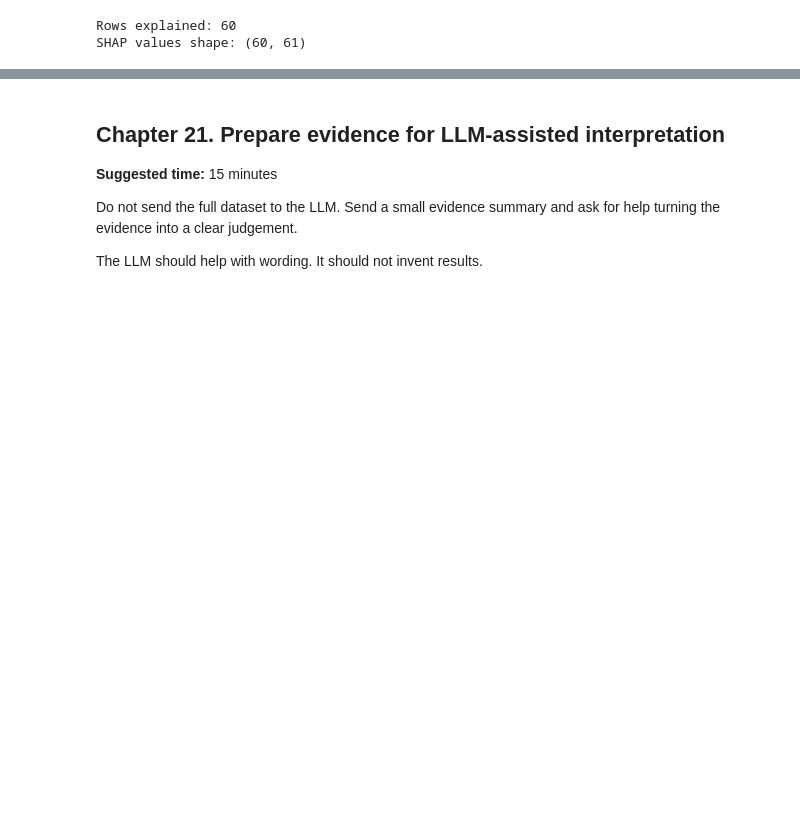
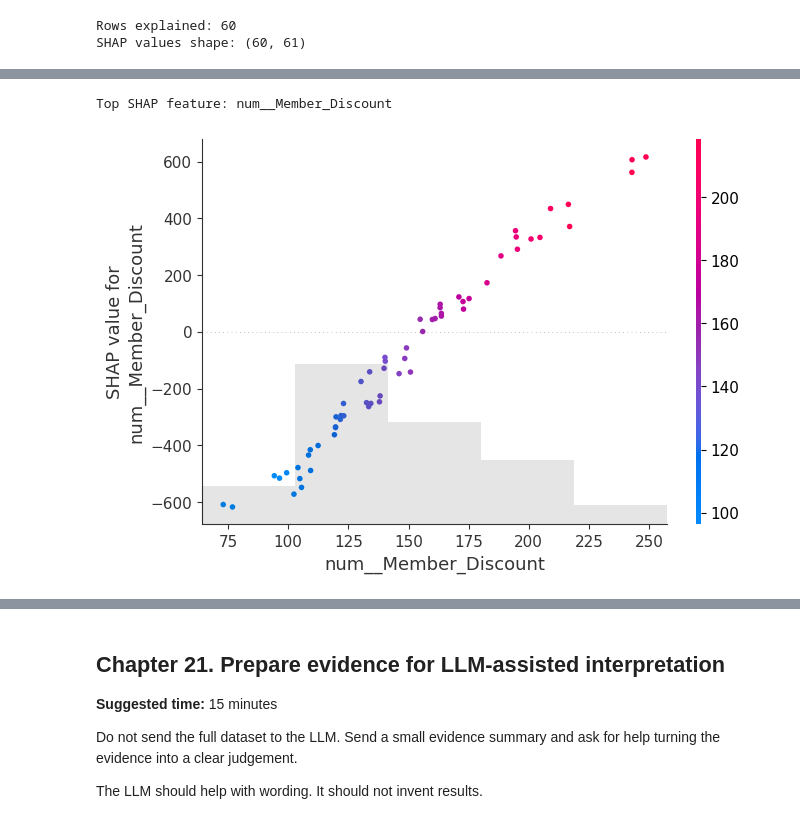
Before and after one commit to engpk/ADALL_github, a Jupyter notebook: ADALL_Week4_Modelling_Evaluation_revised.ipynb, the cells around one changed output, grey strips where cells are left out. Saved outputs shown, nothing was run; the diff lists cells and outputs as text; code cells hidden in the pictures; blank space fills up the shorter version.

```diff
--- a/ADALL_Week4_Modelling_Evaluation_revised.ipynb
+++ b/ADALL_Week4_Modelling_Evaluation_revised.ipynb
@@ -1018,0 +1008,11 @@ shap.plots.bar(shap_values, max_display=12)
+# %%
+mean_abs_shap = np.abs(shap_values.values).mean(axis=0)
+top_feature_index = mean_abs_shap.argmax()
+top_shap_feature_name = shap_values.feature_names[top_feature_index]
+
+print('Top SHAP feature:', top_shap_feature_name)
+
+shap.plots.scatter(shap_values[:, top_shap_feature_name], color=shap_values.data[:, top_feature_index].toarray().flatten())
+# %% [output]
+Top SHAP feature: num__Member_Discount
+[figure, added]
```
Also changed, not shown: parts of 12 cells of this notebook.
